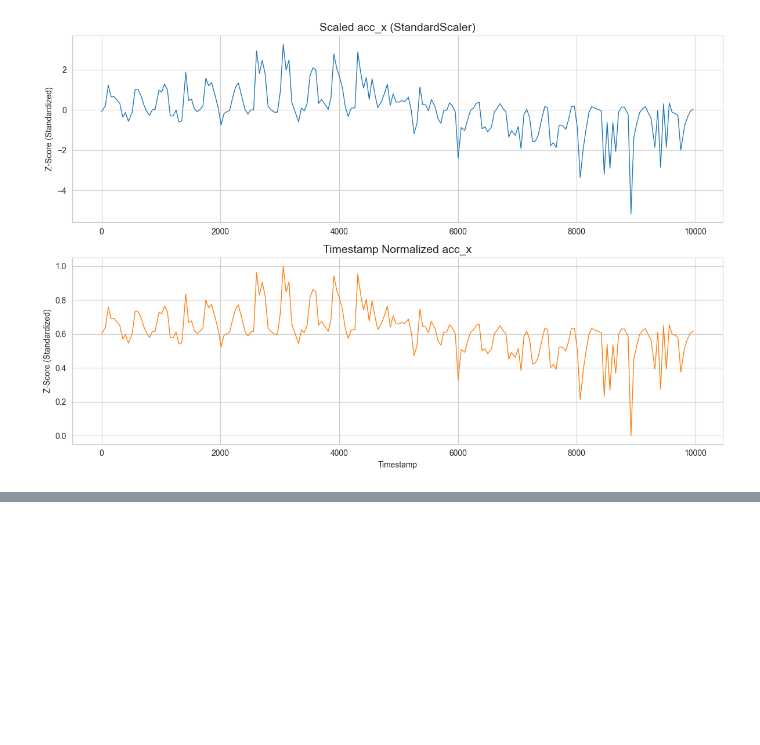
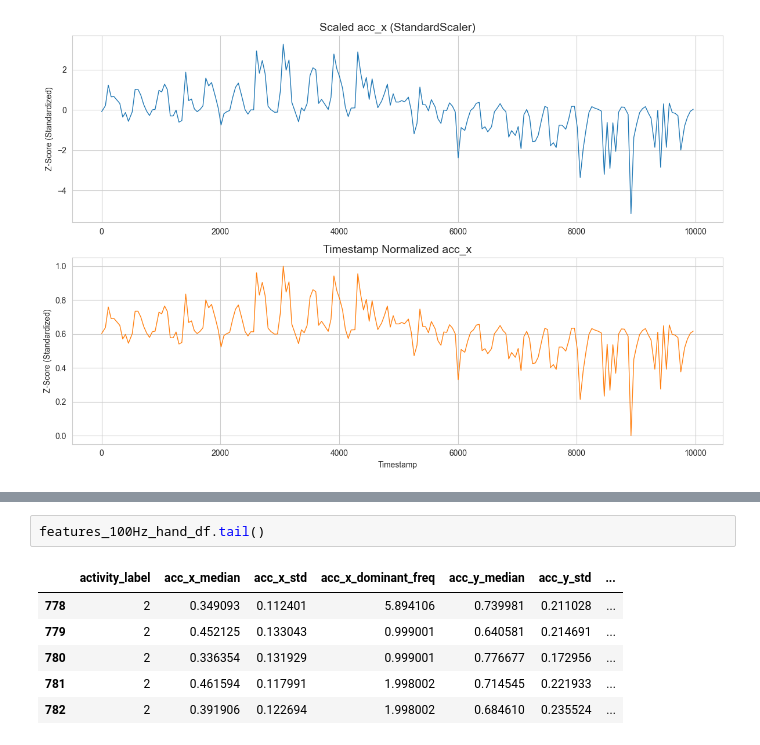
Before and after one commit to ITT-26/assignment-03-activity-recognition-blue-georg-martina, a Jupyter notebook: preprocessing.ipynb, the cells around one changed output, grey strips where cells are left out. Cells and saved outputs as stored; diff of their text form; blank space fills up the shorter version.

```diff
--- a/preprocessing.ipynb
+++ b/preprocessing.ipynb
@@ -244,0 +334,9 @@ plt.show()
+# %%
+features_100Hz_hand_df.tail()
+# %% [output]
+|  | activity_label | acc_x_median | acc_x_std | acc_x_dominant_freq | acc_y_median | acc_y_std | ... |
+| 778 | 2 | 0.349093 | 0.112401 | 5.894106 | 0.739981 | 0.211028 | ... |
+| 779 | 2 | 0.452125 | 0.133043 | 0.999001 | 0.640581 | 0.214691 | ... |
+| 780 | 2 | 0.336354 | 0.131929 | 0.999001 | 0.776677 | 0.172956 | ... |
+| 781 | 2 | 0.461594 | 0.117991 | 1.998002 | 0.714545 | 0.221933 | ... |
+| 782 | 2 | 0.391906 | 0.122694 | 1.998002 | 0.684610 | 0.235524 | ... |
```
Also changed, not shown: parts of 7 cells of this notebook, 1 other file.
